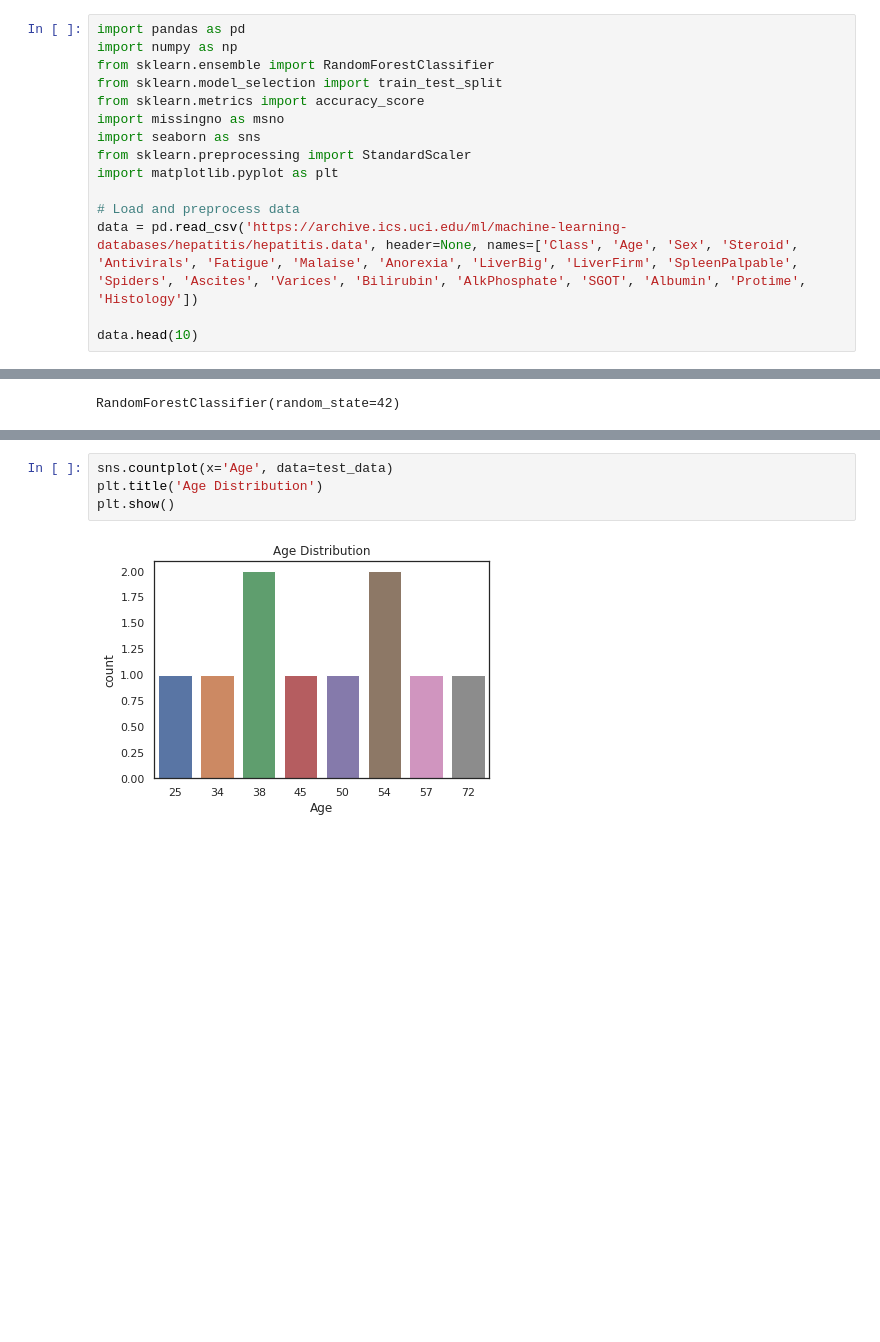
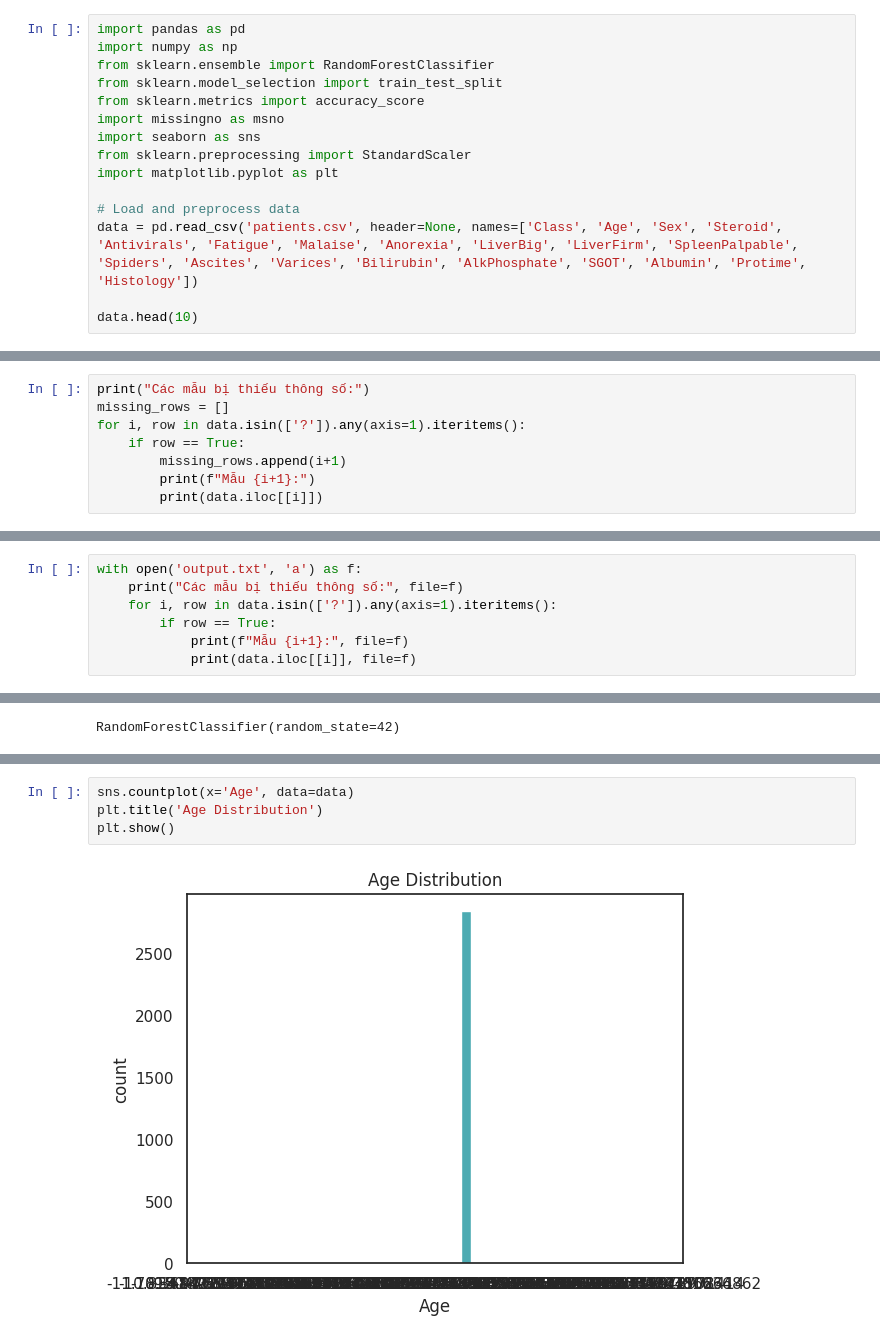
Before and after one commit to quangdad/DataMining, a Jupyter notebook: RandomForest.ipynb, the cells around one changed output, grey strips where cells are left out. Drawn from its saved outputs; the diff is of its cells as text; blank space fills up the shorter version.

```diff
--- a/RandomForest.ipynb
+++ b/RandomForest.ipynb
@@ -12,7 +12,7 @@ from sklearn.preprocessing import StandardScaler
 import matplotlib.pyplot as plt
 
 # Load and preprocess data
-data = pd.read_csv('https://archive.ics.uci.edu/ml/machine-learning-databases/hepatitis/hepatitis.data', header=None, names=['Class', 'Age', 'Sex', 'Steroid', 'Antivirals', 'Fatigue', 'Malaise', 'Anorexia', 'LiverBig', 'LiverFirm', 'SpleenPalpable', 'Spiders', 'Ascites', 'Varices', 'Bilirubin', 'AlkPhosphate', 'SGOT', 'Albumin', 'Protime', 'Histology'])
+data = pd.read_csv('patients.csv', header=None, names=['Class', 'Age', 'Sex', 'Steroid', 'Antivirals', 'Fatigue', 'Malaise', 'Anorexia', 'LiverBig', 'LiverFirm', 'SpleenPalpable', 'Spiders', 'Ascites', 'Varices', 'Bilirubin', 'AlkPhosphate', 'SGOT', 'Albumin', 'Protime', 'Histology'])
 
 data.head(10)
 # %% [output]
@@ -27,3 +27,11 @@ data.head(10)
 | 7 | 2 | 23 | 1 | 2 | 2 | 2 | 2 | 2 | 2 | 2 | ... |
 | 8 | 2 | 39 | 1 | 2 | 2 | 1 | 2 | 2 | 2 | 1 | ... |
 | 9 | 2 | 30 | 1 | 2 | 2 | 2 | 2 | 2 | 2 | 2 | ... |
+# %%
+print("Các mẫu bị thiếu thông số:")
+missing_rows = []
+for i, row in data.isin(['?']).any(axis=1).iteritems():
+    if row == True:
+        missing_rows.append(i+1)
+        print(f"Mẫu {i+1}:")
+        print(data.iloc[[i]])
@@ -30,3 +56,10 @@ data.head(10)
+# %%
+with open('output.txt', 'a') as f:
+    print("Các mẫu bị thiếu thông số:", file=f)
+    for i, row in data.isin(['?']).any(axis=1).iteritems():
+        if row == True:
+            print(f"Mẫu {i+1}:", file=f)
+            print(data.iloc[[i]], file=f)
 # %%
 data.info()
 # %% [output]
@@ -151,9 +178,9 @@ plt.show()
 # %%
-sns.countplot(x='Age', data=test_data)
+sns.countplot(x='Age', data=data)
 plt.title('Age Distribution')
 plt.show()
 # %% [output]
-[figure, old version]
+[figure, new version]
 # %%
 sns.countplot(x='Sex', data=data)
 plt.title('Sex Distribution')
```
Also changed, not shown: parts of 13 cells of this notebook.
